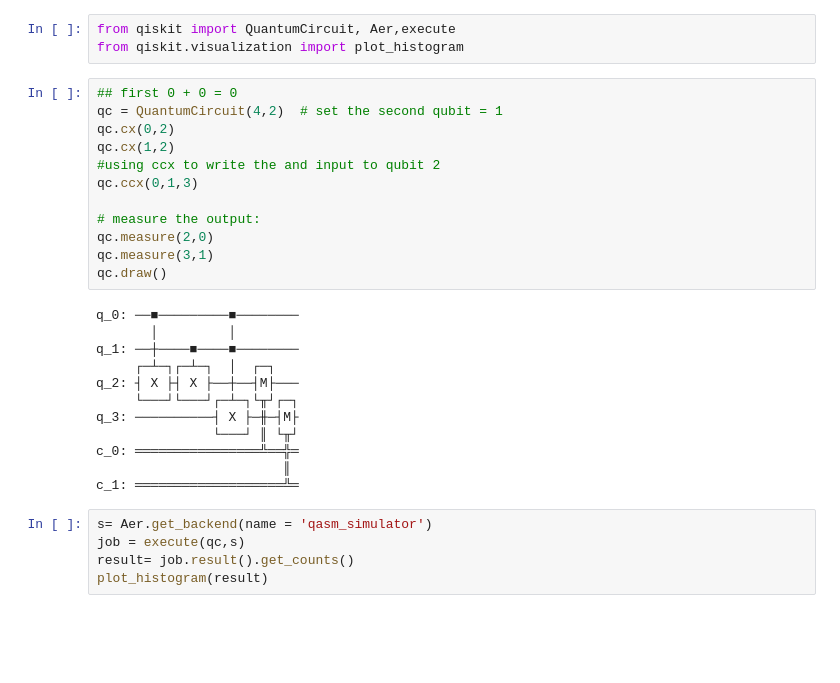
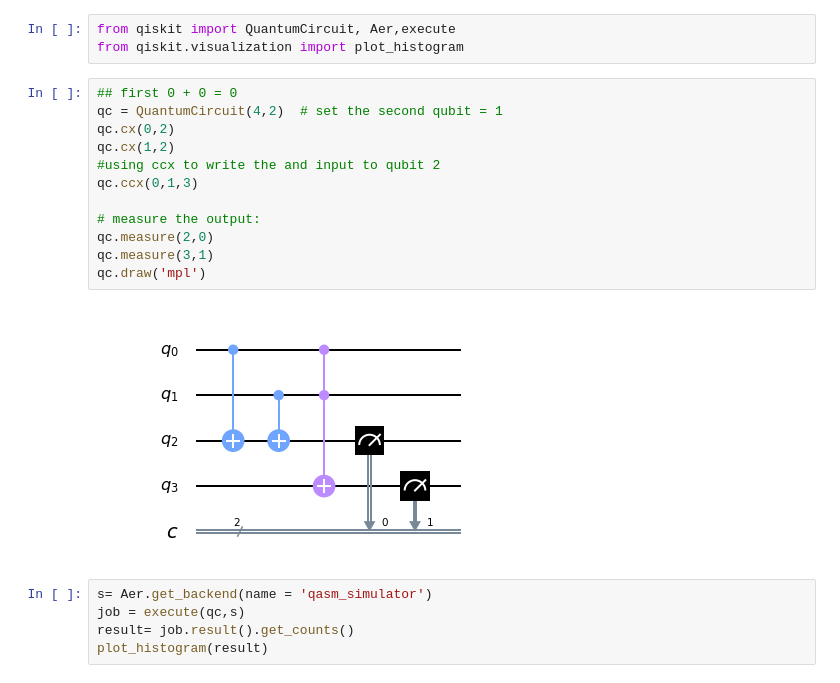
Before and after one commit to kkombo2829/-Quantum-Half-Adder, a Jupyter notebook: Qhf.ipynb, the cells around one changed output. Cells and saved outputs as stored; diff of their text form; blank space fills up the shorter version.

```diff
--- a/Qhf.ipynb
+++ b/Qhf.ipynb
@@ -4,27 +4,17 @@ from qiskit.visualization import plot_histogram
 # %%
 ## first 0 + 0 = 0
 qc = QuantumCircuit(4,2)  # set the second qubit = 1
 qc.cx(0,2)
 qc.cx(1,2)
 #using ccx to write the and input to qubit 2
 qc.ccx(0,1,3)
 
 # measure the output:
 qc.measure(2,0)
 qc.measure(3,1)
-qc.draw()
+qc.draw('mpl')
 # %% [output]
-q_0: ──■─────────■────────
-       │         │
-q_1: ──┼────■────■────────
-     ┌─┴─┐┌─┴─┐  │  ┌─┐
-q_2: ┤ X ├┤ X ├──┼──┤M├───
-     └───┘└───┘┌─┴─┐└╥┘┌─┐
-q_3: ──────────┤ X ├─╫─┤M├
-               └───┘ ║ └╥┘
-c_0: ════════════════╩══╬═
-                        ║
-c_1: ═══════════════════╩═
+[figure, added]
 # %%
 s= Aer.get_backend(name = 'qasm_simulator')
 job = execute(qc,s)
```
